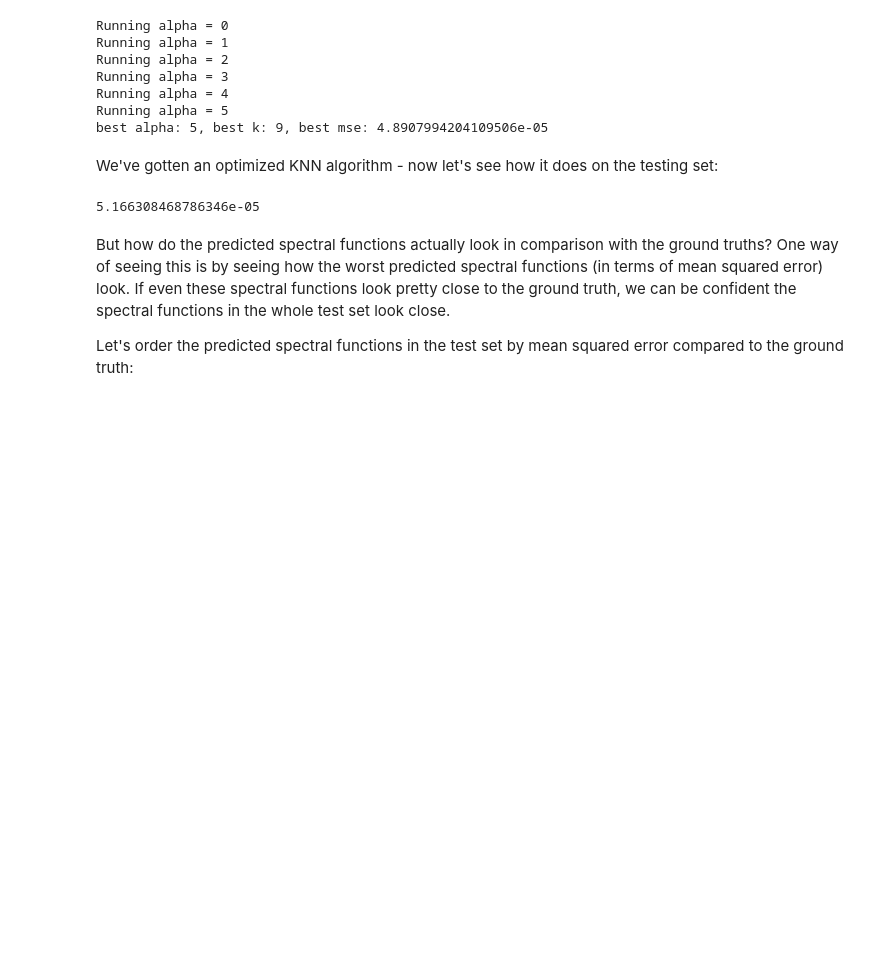
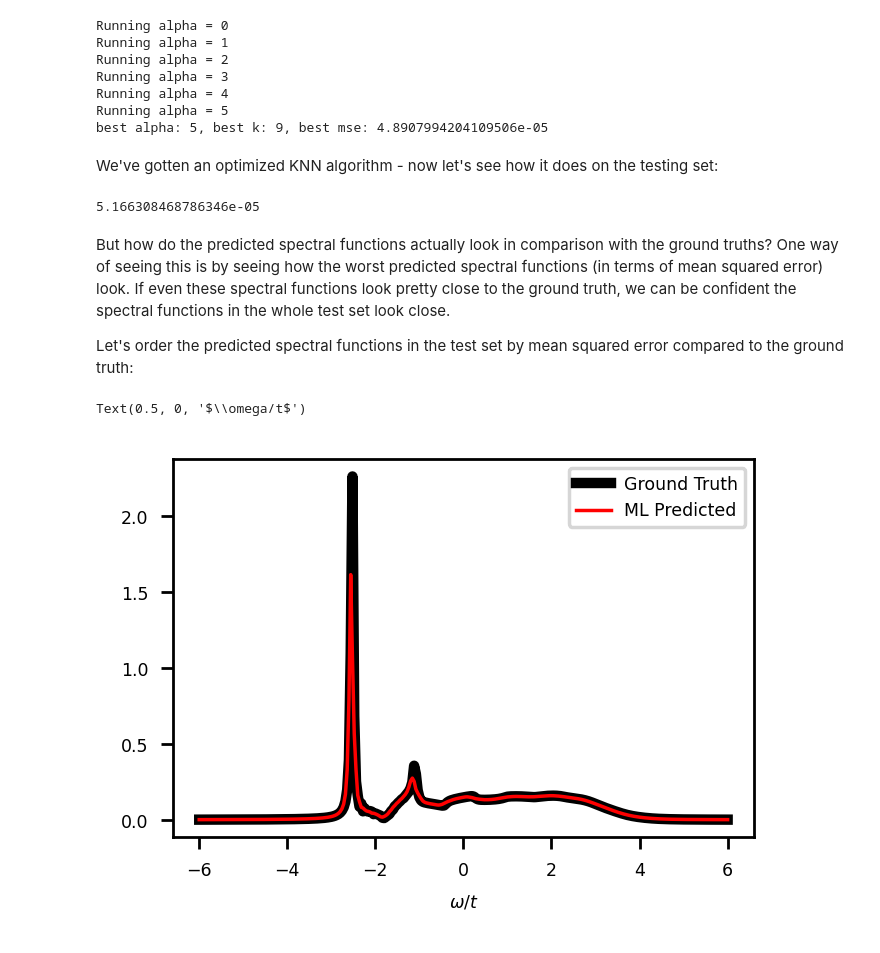
Before and after one commit to JackieLee23/KNN-Tutorial, a Jupyter notebook: KNN_tutorial.ipynb, the cells around one changed output. Drawn from its saved outputs; the diff is of its cells as text; code cells hidden in the pictures; blank space fills up the shorter version.

```diff
--- a/KNN_tutorial.ipynb
+++ b/KNN_tutorial.ipynb
@@ -468,3 +468,18 @@ mean_squared_error(y_pred, y_test)
 But how do the predicted spectral functions actually look in comparison with the ground truths? One way of seeing this is by seeing how the worst predicted spectral functions (in terms of mean squared error) look. If even these spectral functions look pretty close to the ground truth, we can be confident the spectral functions in the whole test set look close.
 
 Let's order the predicted spectral functions in the test set by mean squared error compared to the ground truth:
+# %%
+mse_list = np.mean((y_pred - y_test) ** 2, axis = 1)
+sorted_inds = np.argsort(mse_list)[::-1]
+sorted_pred = y_pred[sorted_inds]
+sorted_truth = y_test[sorted_inds]
+# %%
+fig, ax = plt.subplots()
+ax.plot(np.linspace(-6, 6, 301), sorted_truth[0], color = "black", linewidth = 3, label = "Ground Truth")
+ax.plot(np.linspace(-6, 6, 301), sorted_pred[0], color = "red", linewidth = 1, label = "ML Predicted")
+
+ax.legend()
+ax.set_xlabel("$\omega/t$")
+# %% [output]
+Text(0.5, 0, '$\\omega/t$')
+[figure, added]
```
Also changed, not shown: parts of 3 cells of this notebook.
